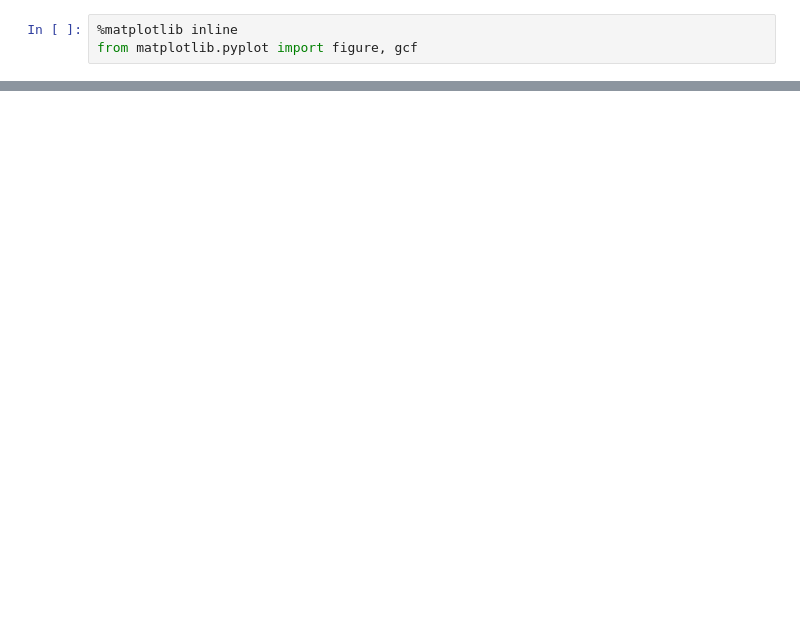
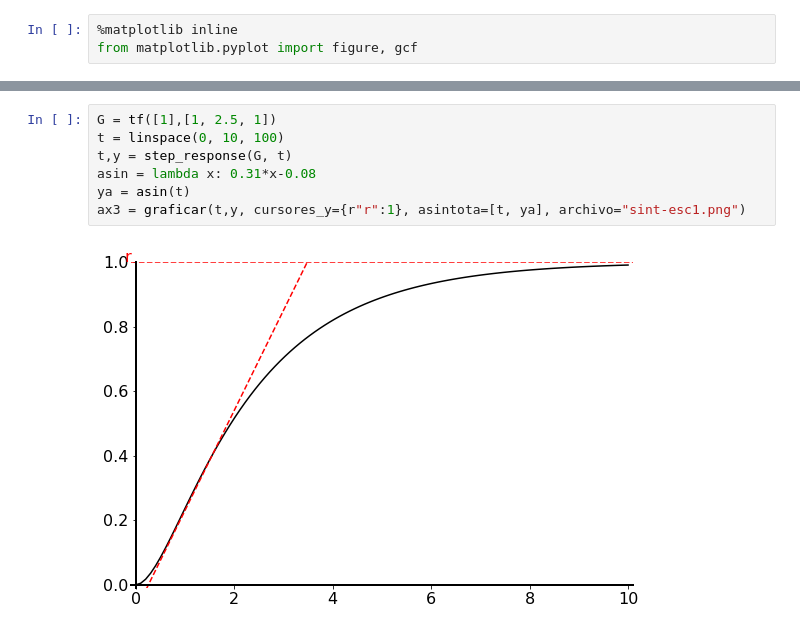
Before and after one commit to cad3na/JupyterNotebooks, a Jupyter notebook: Python/Graficacion/Graficas estabilidad.ipynb, the cells around one changed output, grey strips where cells are left out. Cells and saved outputs as stored; diff of their text form; blank space fills up the shorter version.

```diff
--- a/Python/Graficacion/Graficas estabilidad.ipynb
+++ b/Python/Graficacion/Graficas estabilidad.ipynb
@@ -190,0 +92,9 @@ ValueError: v must contain [xmin xmax ymin ymax]
+# %%
+G = tf([1],[1, 2.5, 1])
+t = linspace(0, 10, 100)
+t,y = step_response(G, t)
+asin = lambda x: 0.31*x-0.08
+ya = asin(t)
+ax3 = graficar(t,y, cursores_y={r"r":1}, asintota=[t, ya], archivo="sint-esc1.png")
+# %% [output]
+[figure, added]
```
Also changed, not shown: parts of 21 cells of this notebook, 10 other files.
